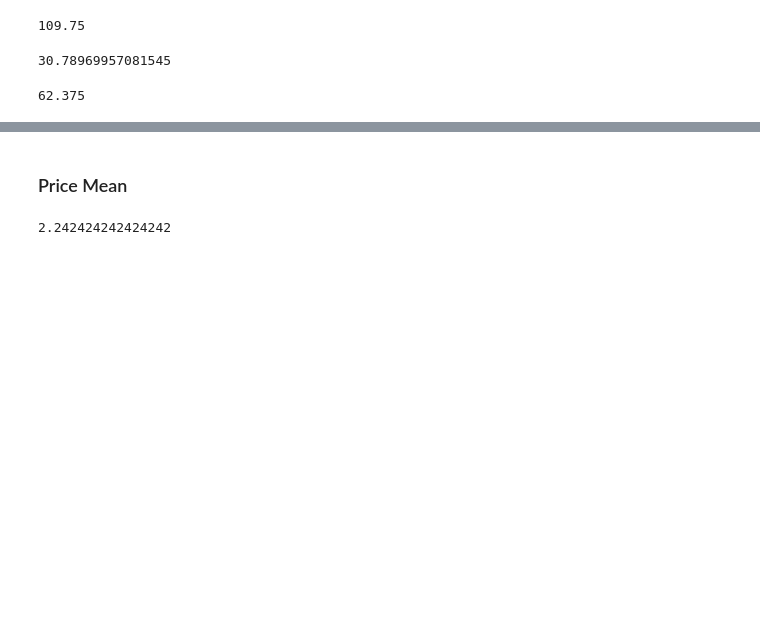
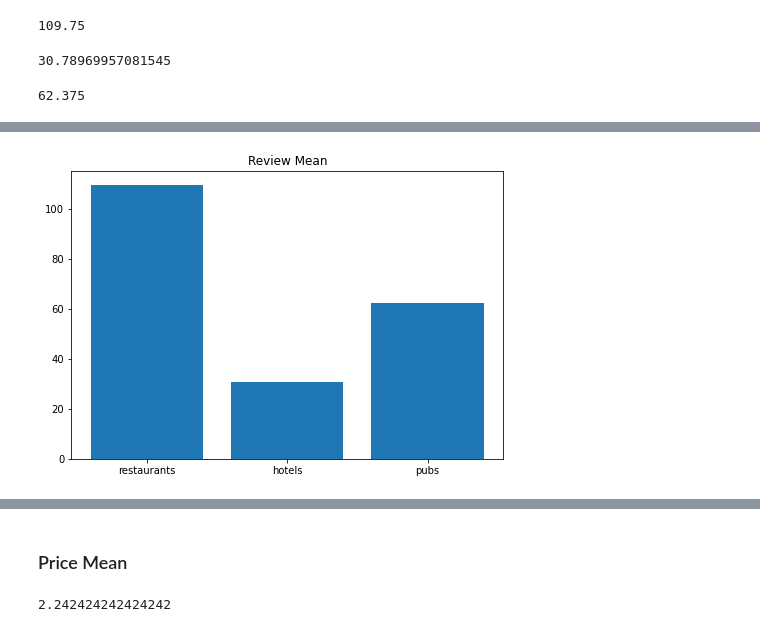
Before and after one commit to Islompulatov/-Build_week, a Jupyter notebook: file_open.ipynb, the cells around one changed output, grey strips where cells are left out. Saved outputs shown, nothing was run; the diff lists cells and outputs as text; code cells hidden in the pictures; blank space fills up the shorter version.

```diff
--- a/file_open.ipynb
+++ b/file_open.ipynb
@@ -120,0 +136,10 @@ pub2
+# %%
+fig = plt.figure()
+ax = fig.add_axes([0,0,1,1])
+labels = ['restaurants', 'hotels', 'pubs']
+review_mean = [109.75, 30.78, 62.37]
+ax.bar(labels, review_mean)
+plt.title('Review Mean')
+plt.show()
+# %% [output]
+[figure, added]
```
Also changed, not shown: parts of 57 cells of this notebook.
